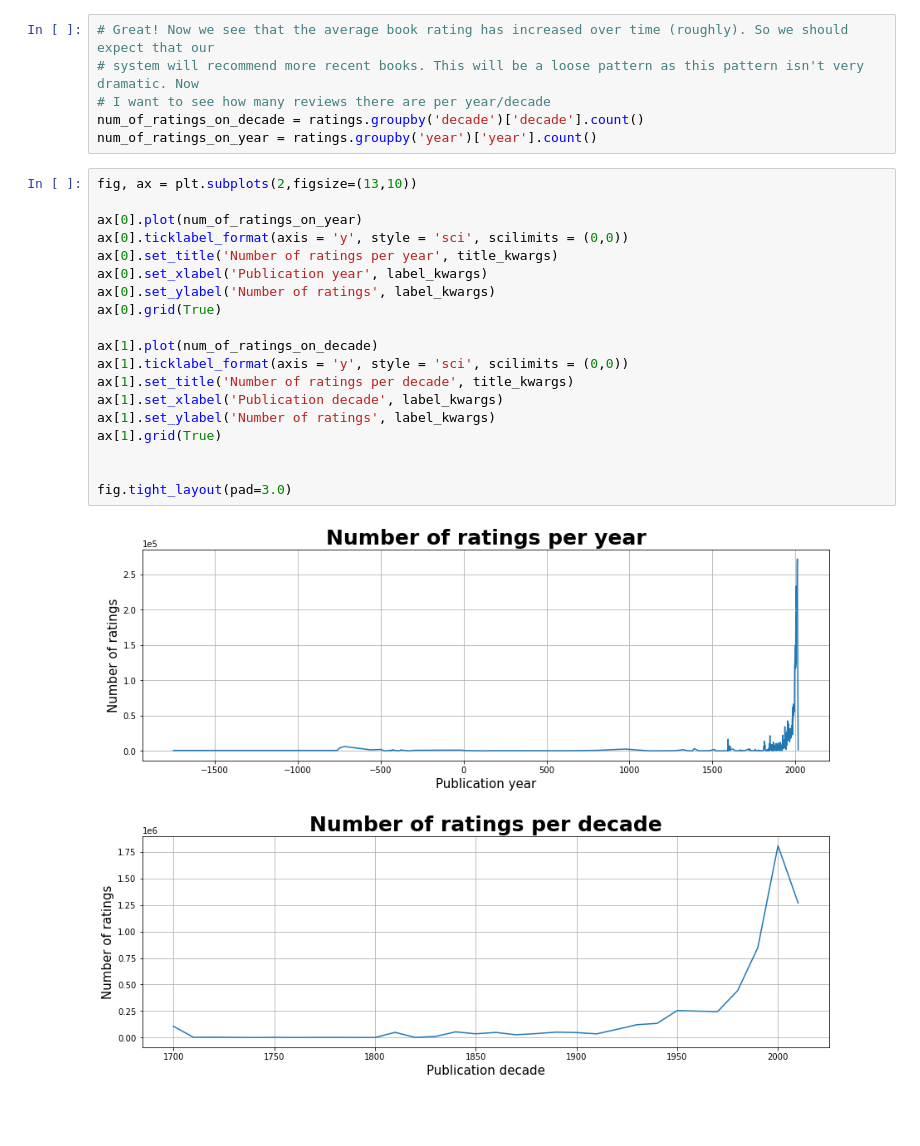
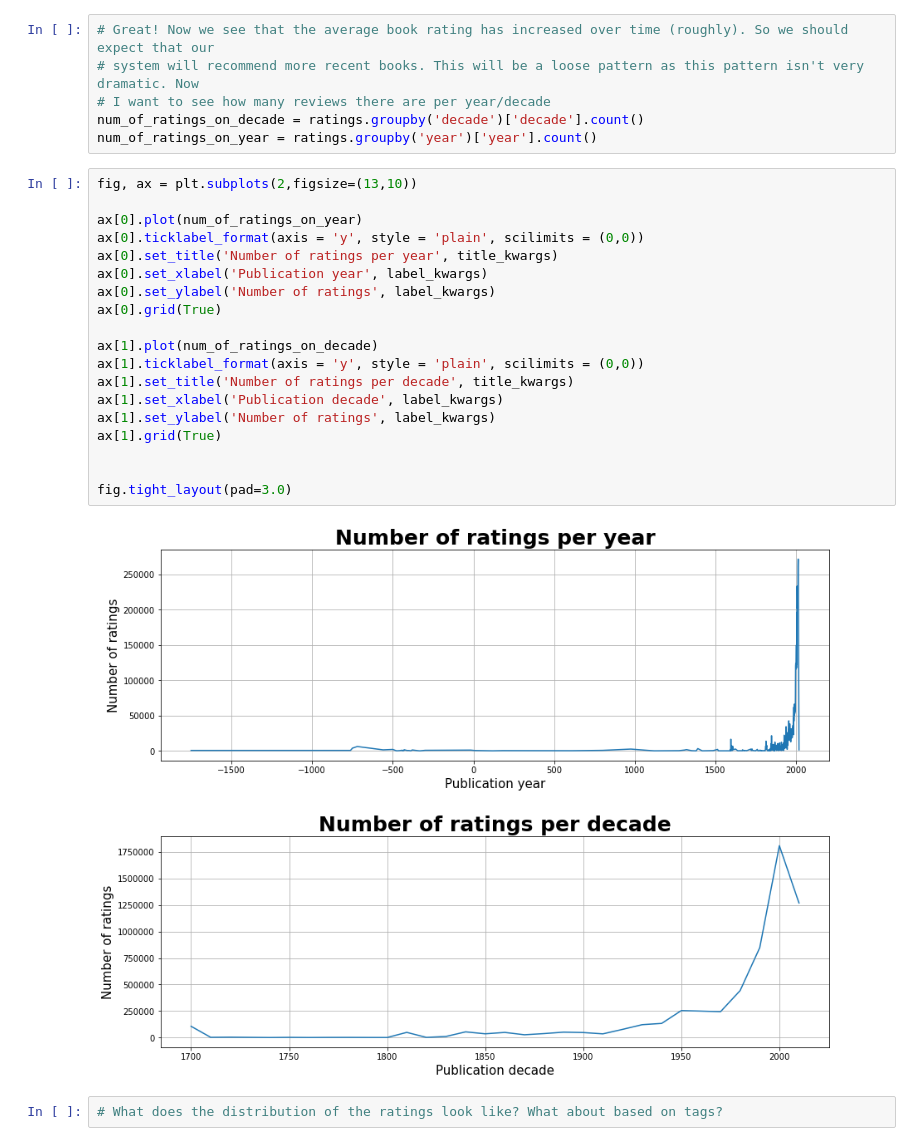
Before and after one commit to ColinB19/BookRecommender, a Jupyter notebook: exploratory_analysis_v2.ipynb, the cells around one changed output. Drawn from its saved outputs; the diff is of its cells as text; blank space fills up the shorter version.

```diff
--- a/exploratory_analysis_v2.ipynb
+++ b/exploratory_analysis_v2.ipynb
@@ -212,21 +232,23 @@ num_of_ratings_on_year = ratings.groupby('year')['year'].count()
 # %%
 fig, ax = plt.subplots(2,figsize=(13,10))
 
 ax[0].plot(num_of_ratings_on_year)
-ax[0].ticklabel_format(axis = 'y', style = 'sci', scilimits = (0,0))
+ax[0].ticklabel_format(axis = 'y', style = 'plain', scilimits = (0,0))
 ax[0].set_title('Number of ratings per year', title_kwargs)
 ax[0].set_xlabel('Publication year', label_kwargs)
 ax[0].set_ylabel('Number of ratings', label_kwargs)
 ax[0].grid(True)
 
 ax[1].plot(num_of_ratings_on_decade)
-ax[1].ticklabel_format(axis = 'y', style = 'sci', scilimits = (0,0))
+ax[1].ticklabel_format(axis = 'y', style = 'plain', scilimits = (0,0))
 ax[1].set_title('Number of ratings per decade', title_kwargs)
 ax[1].set_xlabel('Publication decade', label_kwargs)
 ax[1].set_ylabel('Number of ratings', label_kwargs)
 ax[1].grid(True)
 
 
 fig.tight_layout(pad=3.0)
 # %% [output]
-[figure, old version]
+[figure, new version]
+# %%
+# What does the distribution of the ratings look like? What about based on tags?
```
Also changed, not shown: parts of 5 cells of this notebook.
